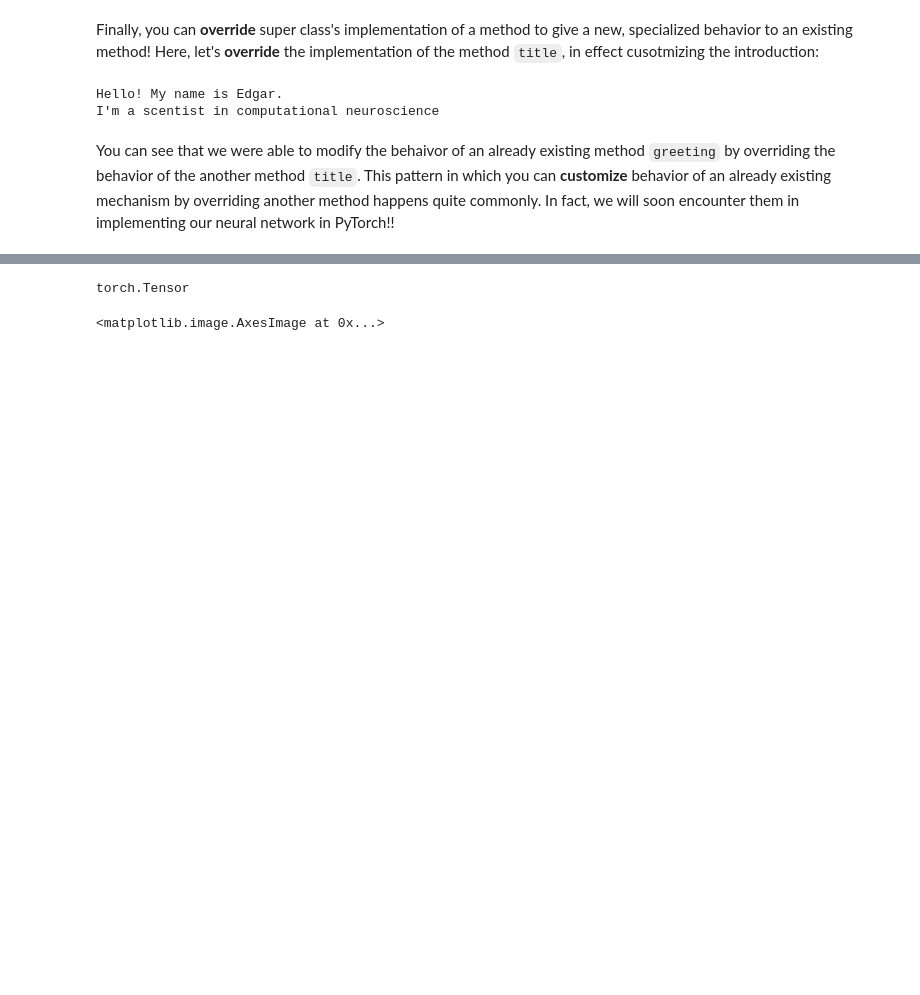
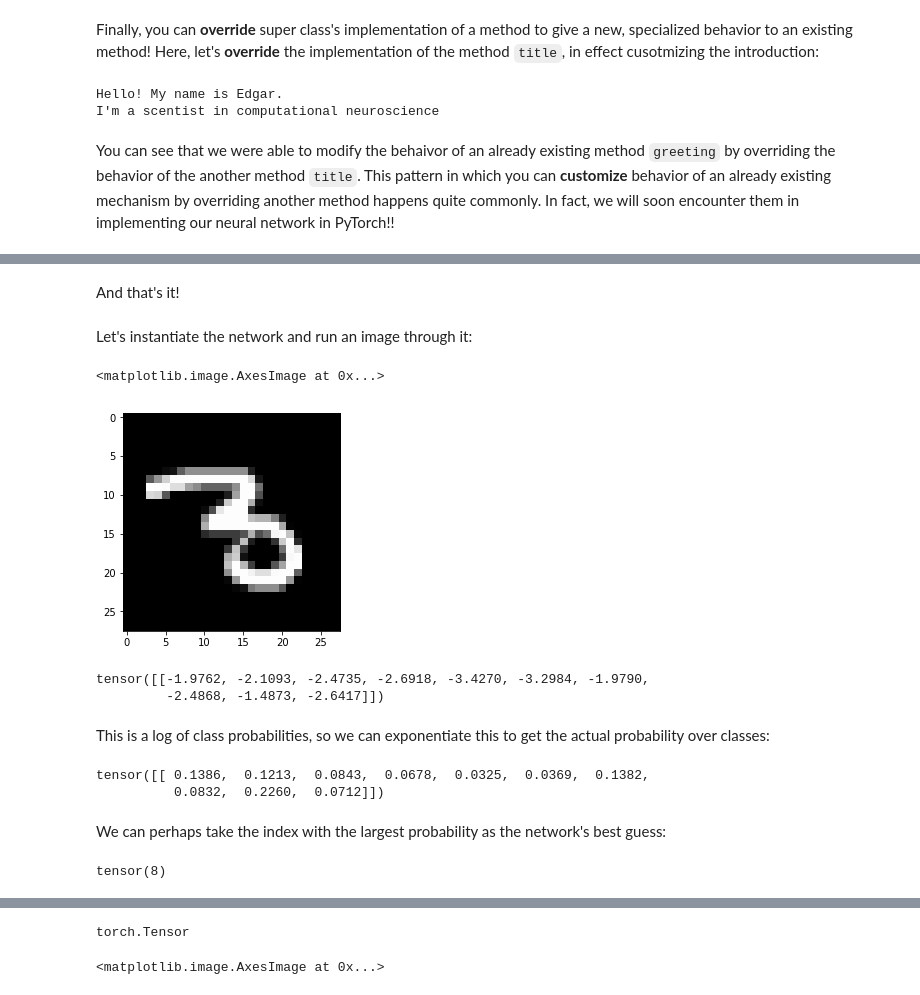
Before and after one commit to edgarsguide/python-neuro2018, a Jupyter notebook: 07-Neural networks with PyTorch.ipynb, the cells around one changed output, grey strips where cells are left out. Saved outputs shown, nothing was run; the diff lists cells and outputs as text; code cells hidden in the pictures; blank space fills up the shorter version.

```diff
--- a/07-Neural networks with PyTorch.ipynb
+++ b/07-Neural networks with PyTorch.ipynb
@@ -292,0 +370,4 @@ You can see that we were able to modify the behaivor of an already existing meth
+# %% [markdown]
+And that's it!
+# %% [markdown]
+Let's instantiate the network and run an image through it:
@@ -292,0 +376,26 @@ You can see that we were able to modify the behaivor of an already existing meth
+# %%
+image, label = test_set[30]
+# %%
+plt.imshow(image.squeeze(), cmap='gray')
+# %% [output]
+<matplotlib.image.AxesImage at 0x...>
+[figure, added]
+# %%
+net(image)
+# %% [output]
+tensor([[-1.9762, -2.1093, -2.4735, -2.6918, -3.4270, -3.2984, -1.9790,
+         -2.4868, -1.4873, -2.6417]])
+# %% [markdown]
+This is a log of class probabilities, so we can exponentiate this to get the actual probability over classes:
+# %%
+torch.exp(net(image))
+# %% [output]
+tensor([[ 0.1386,  0.1213,  0.0843,  0.0678,  0.0325,  0.0369,  0.1382,
+          0.0832,  0.2260,  0.0712]])
+# %% [markdown]
+We can perhaps take the index with the largest probability as the network's best guess:
+# %%
+p = torch.exp(net(image))
+torch.argmax(p)
+# %% [output]
+tensor(8)
```
Also changed, not shown: parts of 27 cells of this notebook.
